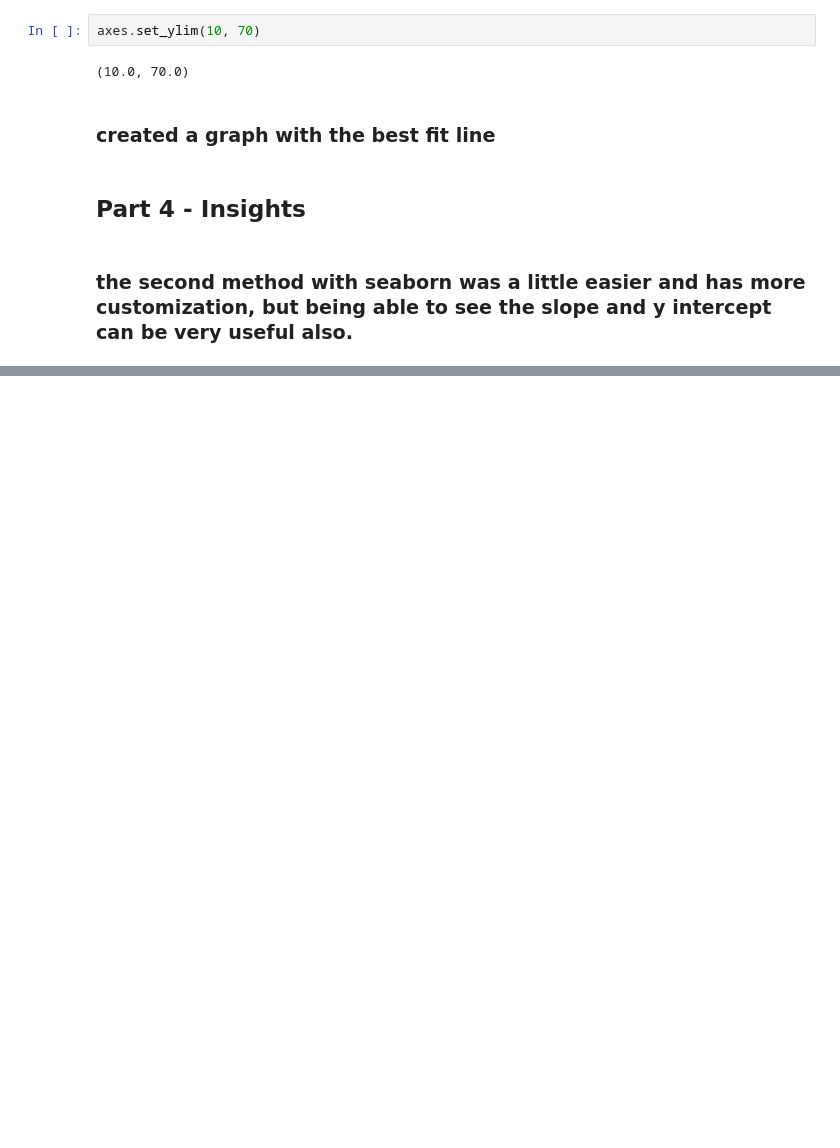
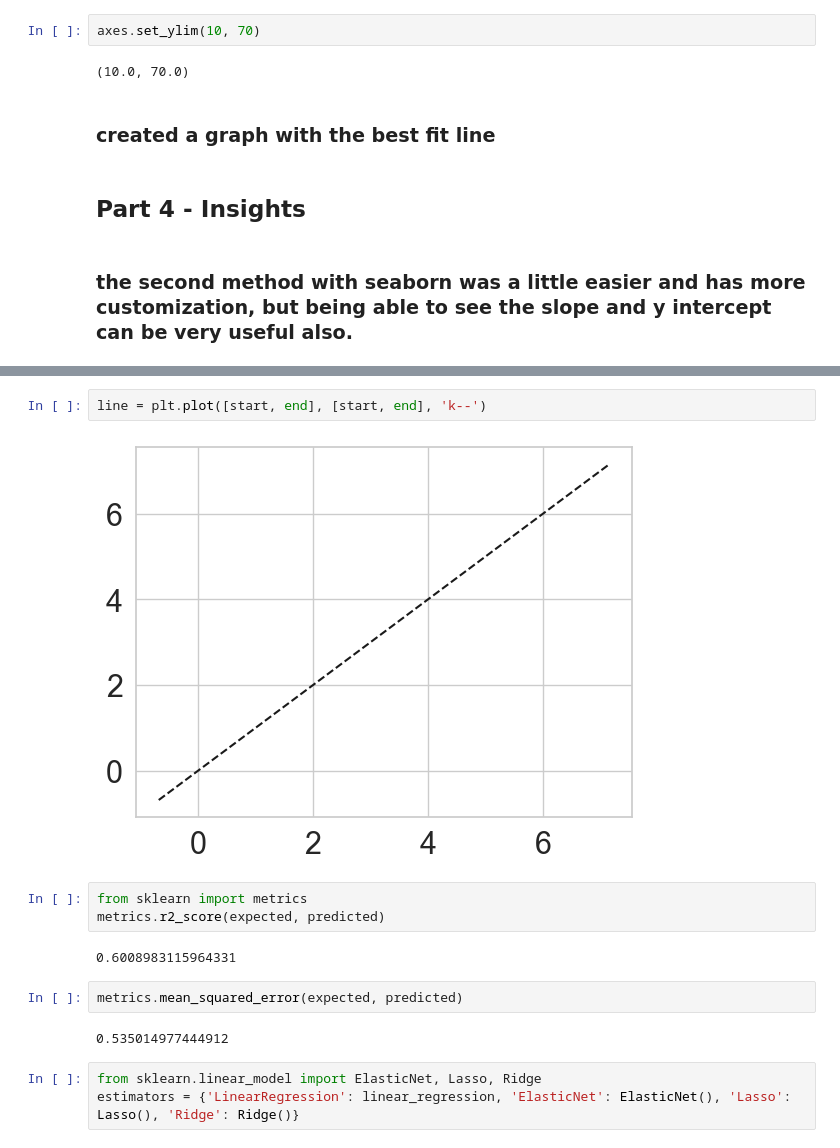
Before and after one commit to brianjohnsonbdj/datafun-07-ml, a Jupyter notebook: brian_ml.ipynb, the cells around one changed output, grey strips where cells are left out. Drawn from its saved outputs; the diff is of its cells as text; blank space fills up the shorter version.

```diff
--- a/brian_ml.ipynb
+++ b/brian_ml.ipynb
@@ -128,0 +279,16 @@ axes.set_ylim(10, 70)
+# %%
+line = plt.plot([start, end], [start, end], 'k--')
+# %% [output]
+[figure, added]
+# %%
+from sklearn import metrics
+metrics.r2_score(expected, predicted)
+# %% [output]
+0.6008983115964331
+# %%
+metrics.mean_squared_error(expected, predicted)
+# %% [output]
+0.535014977444912
+# %%
+from sklearn.linear_model import ElasticNet, Lasso, Ridge
+estimators = {'LinearRegression': linear_regression, 'ElasticNet': ElasticNet(), 'Lasso': Lasso(), 'Ridge': Ridge()}
```
Also changed, not shown: parts of 24 cells of this notebook.
